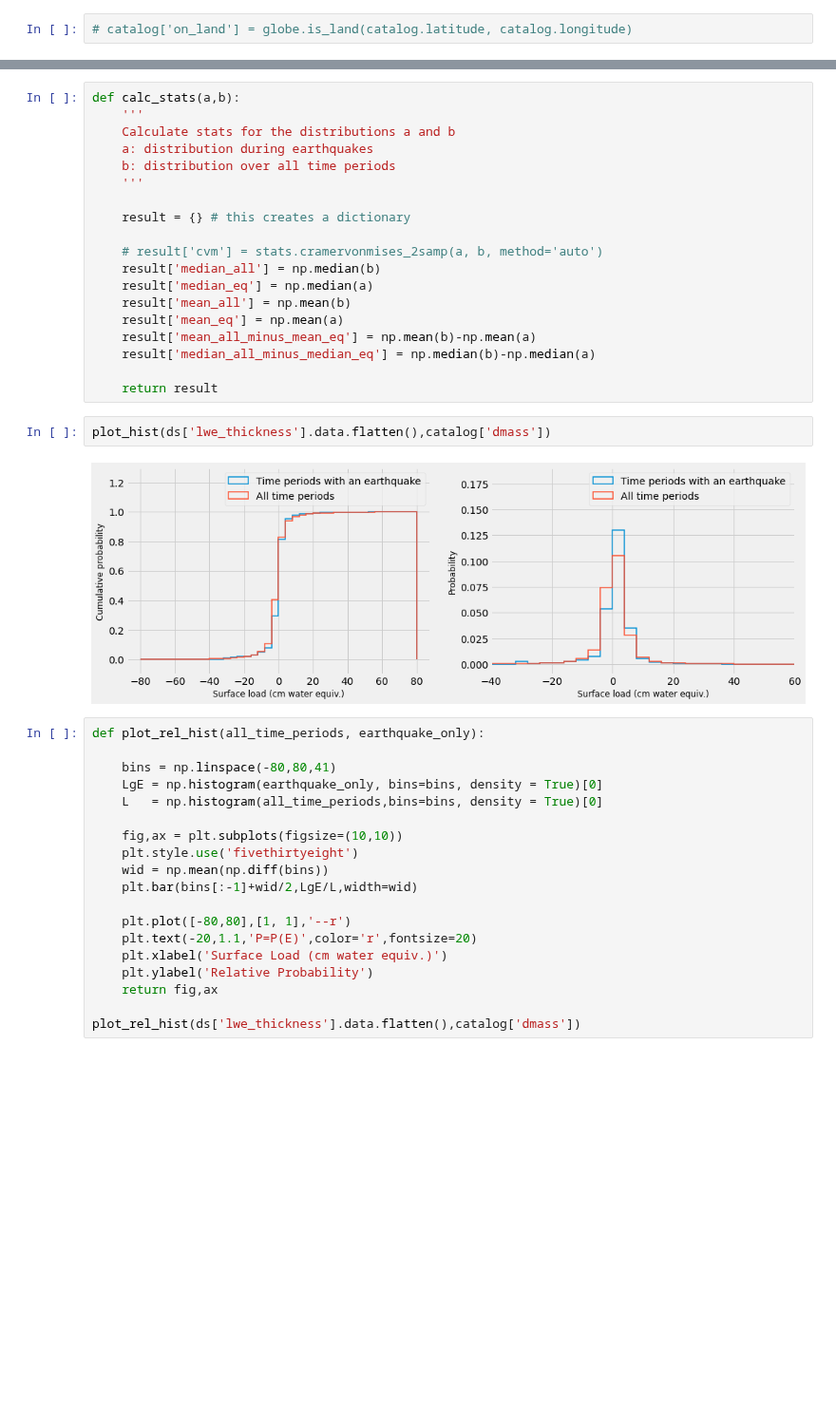
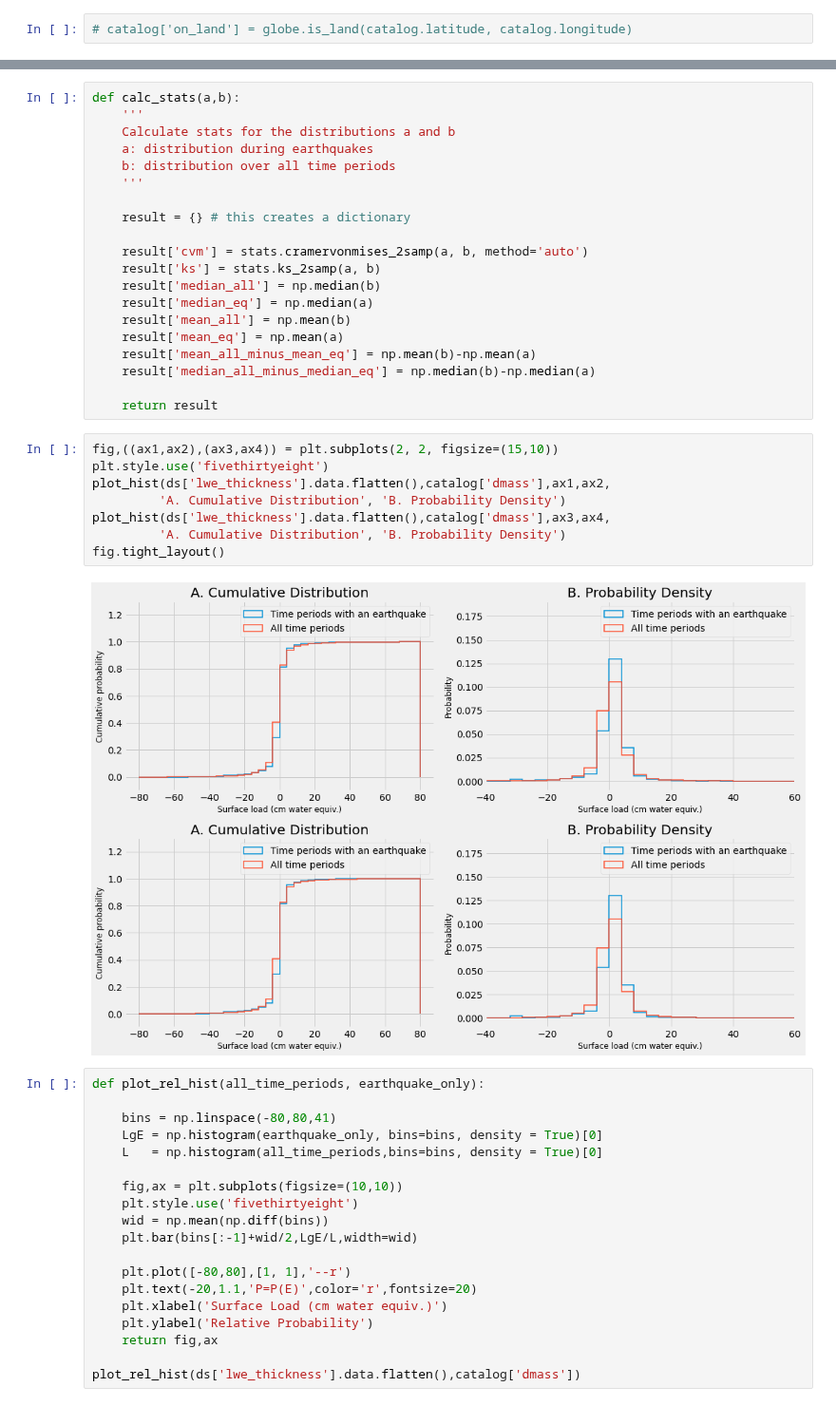
Before and after one commit to epic-research-group/surface-load-quakes, a Jupyter notebook: surface-load-earthquake-relationship.ipynb, the cells around one changed output, grey strips where cells are left out. Shown at 95% size. Saved outputs shown, nothing was run; the diff lists cells and outputs as text; blank space fills up the shorter version.

Commit message:
Added KS, CvM stats. Enabled better subplots.

```diff
--- a/surface-load-earthquake-relationship.ipynb
+++ b/surface-load-earthquake-relationship.ipynb
@@ -65,7 +66,8 @@ def calc_stats(a,b):
 
     result = {} # this creates a dictionary
 
-    # result['cvm'] = stats.cramervonmises_2samp(a, b, method='auto')
+    result['cvm'] = stats.cramervonmises_2samp(a, b, method='auto')
+    result['ks'] = stats.ks_2samp(a, b)
     result['median_all'] = np.median(b)
     result['median_eq'] = np.median(a)
     result['mean_all'] = np.mean(b)
@@ -74,10 +76,16 @@ def calc_stats(a,b):
     result['median_all_minus_median_eq'] = np.median(b)-np.median(a)
 
     return result
-# %%
-plot_hist(ds['lwe_thickness'].data.flatten(),catalog['dmass'])
-# %% [output]
-[figure, removed]
+# %%
+fig,((ax1,ax2),(ax3,ax4)) = plt.subplots(2, 2, figsize=(15,10))
+plt.style.use('fivethirtyeight')
+plot_hist(ds['lwe_thickness'].data.flatten(),catalog['dmass'],ax1,ax2,
+         'A. Cumulative Distribution', 'B. Probability Density')
+plot_hist(ds['lwe_thickness'].data.flatten(),catalog['dmass'],ax3,ax4,
+         'A. Cumulative Distribution', 'B. Probability Density')
+fig.tight_layout()
+# %% [output]
+[figure, added]
 # %%
 def plot_rel_hist(all_time_periods, earthquake_only):
 
```
Also changed, not shown: parts of 2 cells of this notebook.
